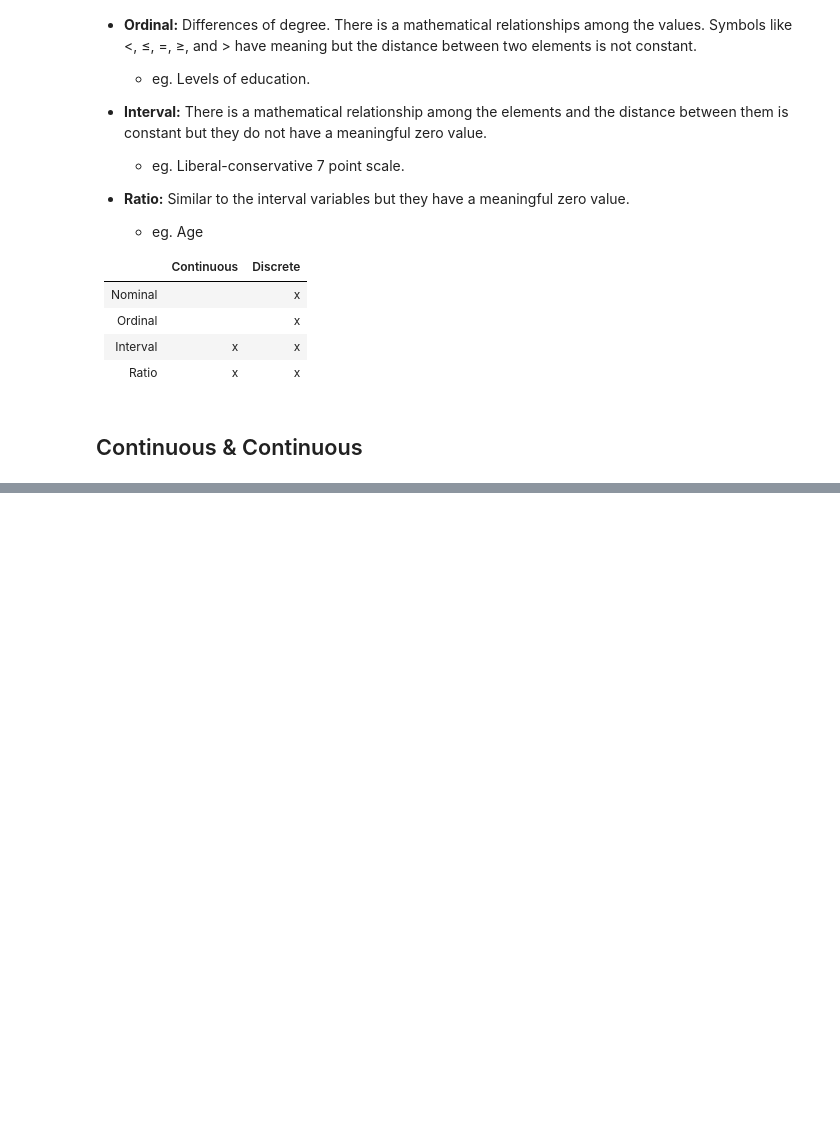
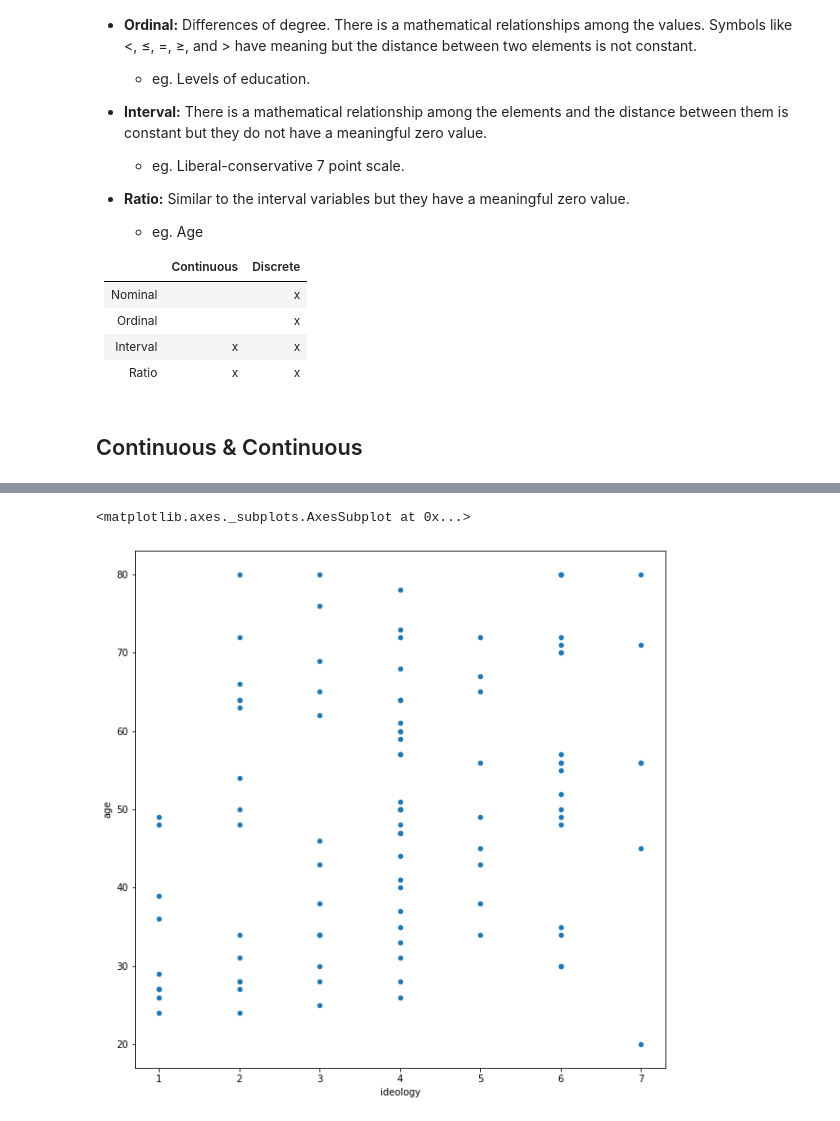
Before and after one commit to mickaeltemporao/itds, a Jupyter notebook: materials/05-data-exploration-rows.ipynb, the cells around one changed output, grey strips where cells are left out. Drawn from its saved outputs; the diff is of its cells as text; code cells hidden in the pictures; blank space fills up the shorter version.

```diff
--- a/materials/05-data-exploration-rows.ipynb
+++ b/materials/05-data-exploration-rows.ipynb
@@ -124,3 +208,9 @@ df.plot(kind='scatter', x='ideology', y='age', figsize=(10,10))
+# %%
+# We can sample some data
+df.sample(100).plot(kind='scatter', x='ideology', y='age', figsize=(10,10))
+# %% [output]
+<matplotlib.axes._subplots.AxesSubplot at 0x...>
+[figure, added]
 # %%
 # We can try to add transparency
 df.plot(kind='scatter', x='ideology', y='age', alpha=0.02, figsize=(10,10))
```
Also changed, not shown: parts of 29 cells of this notebook.
